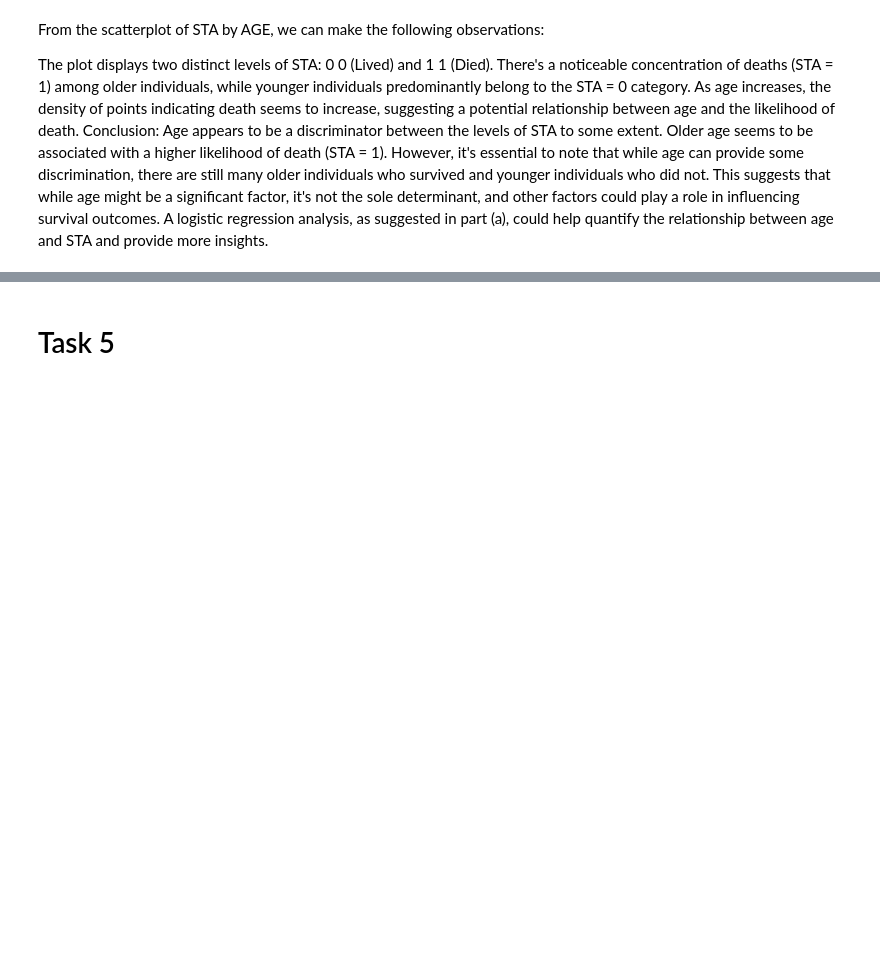
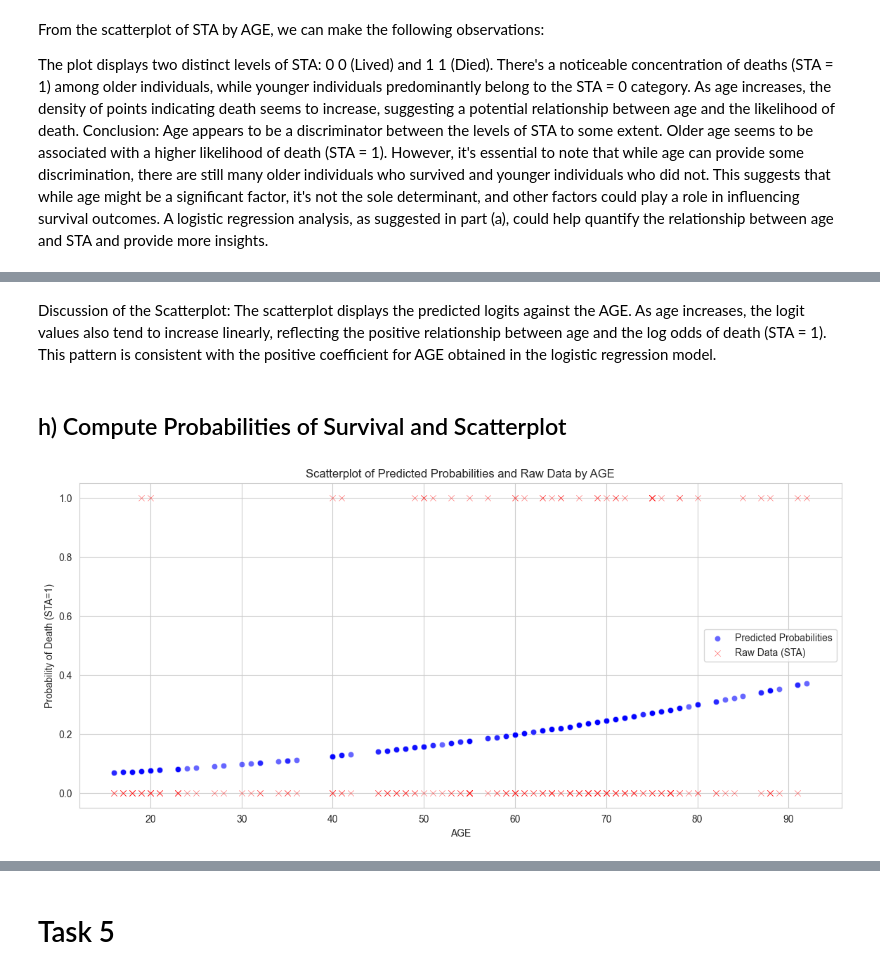
Before and after one commit to MichaelRocchio/msds_410, a Jupyter notebook: Assignment_7/rocchio_assign7.ipynb, the cells around one changed output, grey strips where cells are left out. Drawn from its saved outputs; the diff is of its cells as text; code cells hidden in the pictures; blank space fills up the shorter version.

```diff
--- a/Assignment_7/rocchio_assign7.ipynb
+++ b/Assignment_7/rocchio_assign7.ipynb
@@ -555,0 +693,25 @@ Age appears to be a discriminator between the levels of STA to some extent. Olde
+# %% [markdown]
+Discussion of the Scatterplot:
+The scatterplot displays the predicted logits against the AGE. As age increases, the logit values also tend to increase linearly, reflecting the positive relationship between age and the log odds of death (STA = 1). This pattern is consistent with the positive coefficient for AGE obtained in the logistic regression model.
+# %% [markdown]
+## h) Compute Probabilities of Survival and Scatterplot
+# %%
+# Computing the probabilities of survival from the logits
+icu_df['predicted_prob'] = result.predict(X)
+
+# Scatterplot of the predicted probabilities by AGE with raw data overlay
+plt.figure(figsize=(14, 6))
+
+# Plotting predicted probabilities
+sns.scatterplot(x=icu_df['AGE'], y=icu_df['predicted_prob'], label='Predicted Probabilities', color='blue', alpha=0.6)
+
+# Overlaying raw data
+sns.scatterplot(x=icu_df['AGE'], y=icu_df['STA'], label='Raw Data (STA)', marker='x', color='red', alpha=0.6)
+
+plt.title('Scatterplot of Predicted Probabilities and Raw Data by AGE')
+plt.xlabel('AGE')
+plt.ylabel('Probability of Death (STA=1)')
+plt.legend()
+plt.show()
+# %% [output]
+[figure, added]
```
Also changed, not shown: parts of 16 cells of this notebook.
